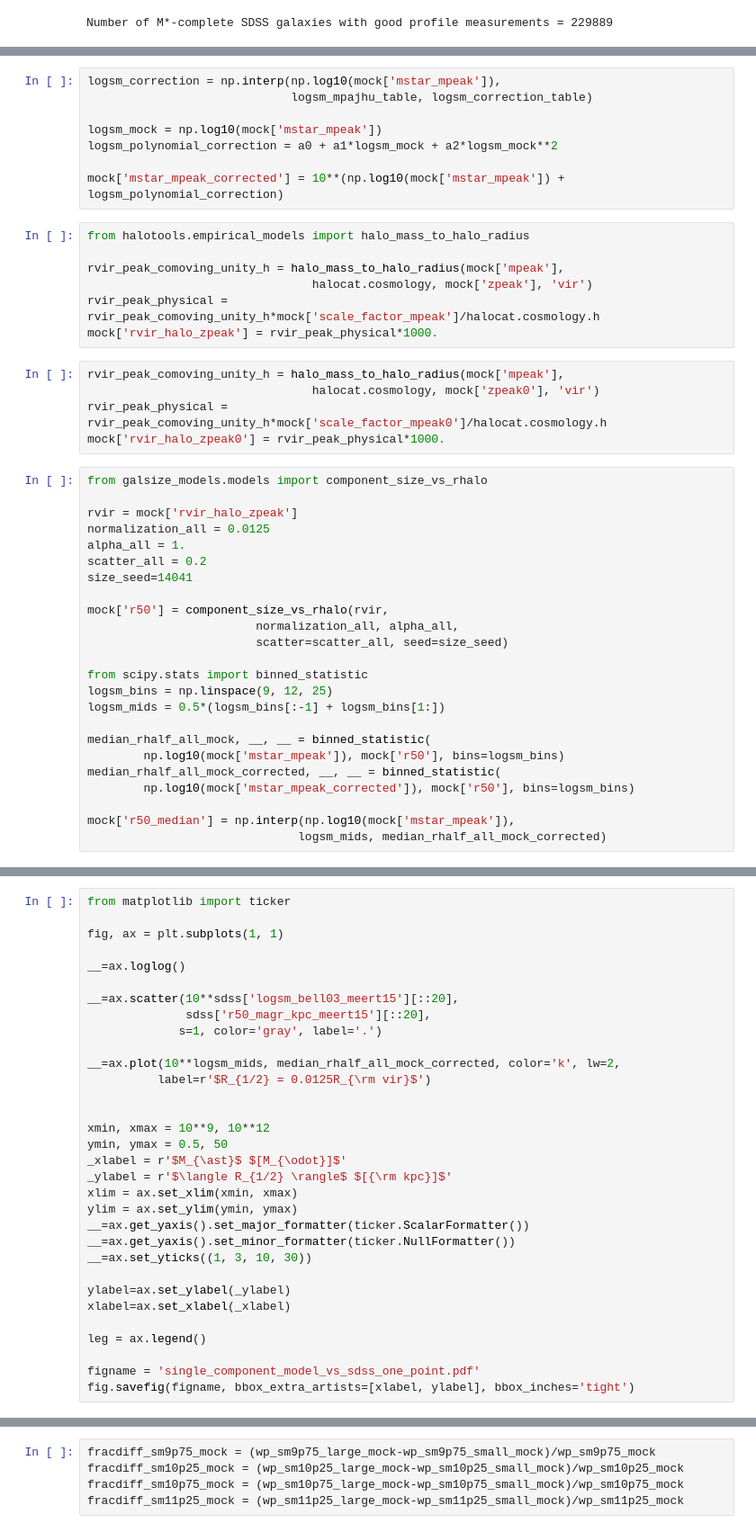
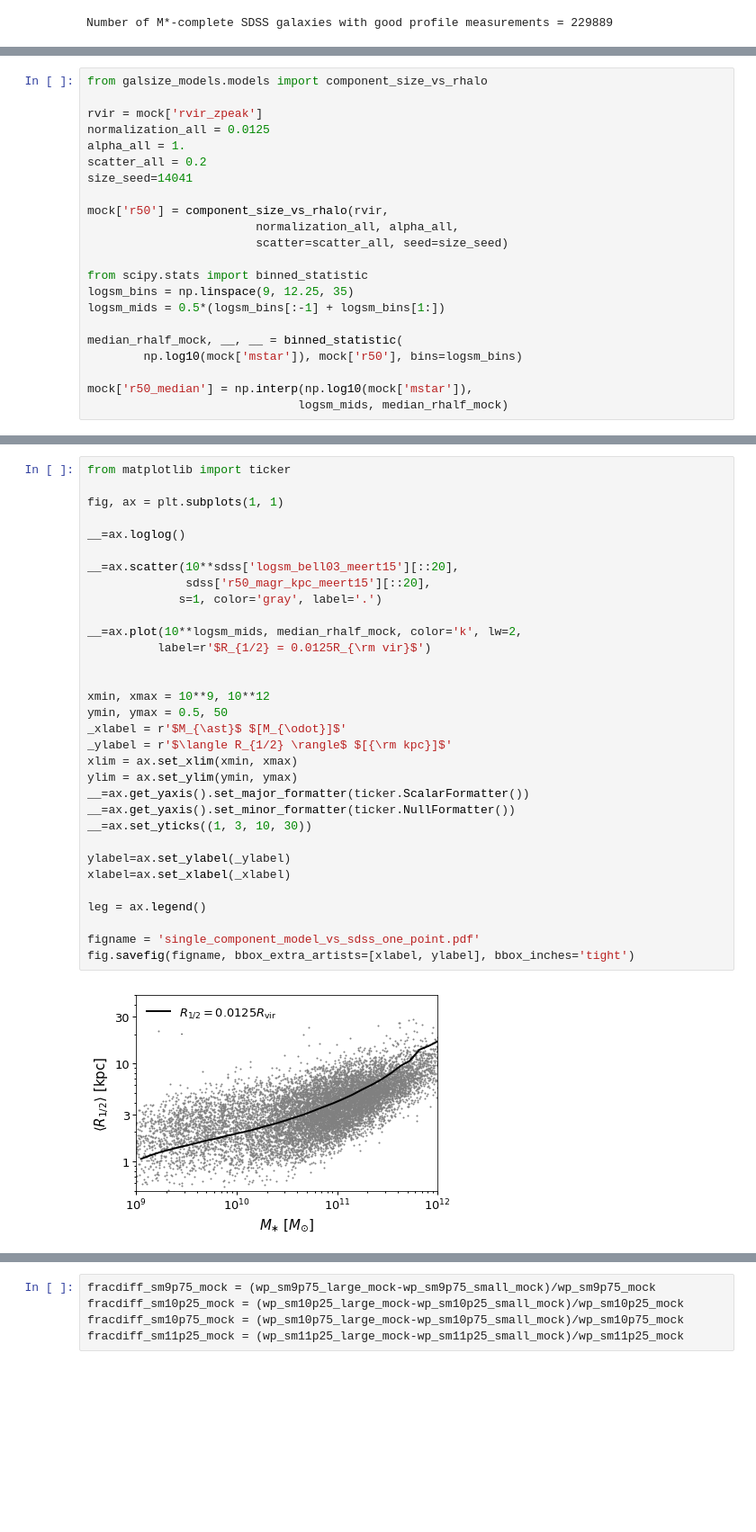
Before and after one commit to aphearin/galsize_models, a Jupyter notebook: notebooks/simple_composite_size_modeling.ipynb, the cells around one changed output, grey strips where cells are left out. Shown at 90% size. Saved outputs shown, nothing was run; the diff lists cells and outputs as text; blank space fills up the shorter version.

Commit message:
Updated notebook with convenience functions for loading moster mock

```diff
--- a/notebooks/simple_composite_size_modeling.ipynb
+++ b/notebooks/simple_composite_size_modeling.ipynb
@@ -71,27 +18,7 @@ __=ax.plot(logsm_mpajhu_table, logsm_correction_table)
-# %%
-logsm_correction = np.interp(np.log10(mock['mstar_mpeak']),
-                             logsm_mpajhu_table, logsm_correction_table)
-
-logsm_mock = np.log10(mock['mstar_mpeak'])
-logsm_polynomial_correction = a0 + a1*logsm_mock + a2*logsm_mock**2
-
-mock['mstar_mpeak_corrected'] = 10**(np.log10(mock['mstar_mpeak']) + logsm_polynomial_correction)
-# %%
-from halotools.empirical_models import halo_mass_to_halo_radius
-
-rvir_peak_comoving_unity_h = halo_mass_to_halo_radius(mock['mpeak'],
-                                halocat.cosmology, mock['zpeak'], 'vir')
-rvir_peak_physical = rvir_peak_comoving_unity_h*mock['scale_factor_mpeak']/halocat.cosmology.h
-mock['rvir_halo_zpeak'] = rvir_peak_physical*1000.
-# %%
-rvir_peak_comoving_unity_h = halo_mass_to_halo_radius(mock['mpeak'],
-                                halocat.cosmology, mock['zpeak0'], 'vir')
-rvir_peak_physical = rvir_peak_comoving_unity_h*mock['scale_factor_mpeak0']/halocat.cosmology.h
-mock['rvir_halo_zpeak0'] = rvir_peak_physical*1000.
 # %%
 from galsize_models.models import component_size_vs_rhalo
 
-rvir = mock['rvir_halo_zpeak']
+rvir = mock['rvir_zpeak']
 normalization_all = 0.0125
 alpha_all = 1.
 scatter_all = 0.2
@@ -102,13 +29,11 @@ mock['r50'] = component_size_vs_rhalo(rvir,
                         scatter=scatter_all, seed=size_seed)
 
 from scipy.stats import binned_statistic
-logsm_bins = np.linspace(9, 12, 25)
+logsm_bins = np.linspace(9, 12.25, 35)
 logsm_mids = 0.5*(logsm_bins[:-1] + logsm_bins[1:])
 
-median_rhalf_all_mock, __, __ = binned_statistic(
-        np.log10(mock['mstar_mpeak']), mock['r50'], bins=logsm_bins)
-median_rhalf_all_mock_corrected, __, __ = binned_statistic(
-        np.log10(mock['mstar_mpeak_corrected']), mock['r50'], bins=logsm_bins)
+median_rhalf_mock, __, __ = binned_statistic(
+        np.log10(mock['mstar']), mock['r50'], bins=logsm_bins)
 
-mock['r50_median'] = np.interp(np.log10(mock['mstar_mpeak']),
-                              logsm_mids, median_rhalf_all_mock_corrected)
+mock['r50_median'] = np.interp(np.log10(mock['mstar']),
+                              logsm_mids, median_rhalf_mock)
@@ -126,31 +41,33 @@ mock['r50_zpeak0'] = component_size_vs_rhalo(rvir,
 from matplotlib import ticker
 
 fig, ax = plt.subplots(1, 1)
 
 __=ax.loglog()
 
 __=ax.scatter(10**sdss['logsm_bell03_meert15'][::20],
               sdss['r50_magr_kpc_meert15'][::20],
              s=1, color='gray', label='.')
 
-__=ax.plot(10**logsm_mids, median_rhalf_all_mock_corrected, color='k', lw=2,
+__=ax.plot(10**logsm_mids, median_rhalf_mock, color='k', lw=2,
           label=r'$R_{1/2} = 0.0125R_{\rm vir}$')
 
 
 xmin, xmax = 10**9, 10**12
 ymin, ymax = 0.5, 50
 _xlabel = r'$M_{\ast}$ $[M_{\odot}]$'
 _ylabel = r'$\langle R_{1/2} \rangle$ $[{\rm kpc}]$'
 xlim = ax.set_xlim(xmin, xmax)
 ylim = ax.set_ylim(ymin, ymax)
 __=ax.get_yaxis().set_major_formatter(ticker.ScalarFormatter())
 __=ax.get_yaxis().set_minor_formatter(ticker.NullFormatter())
 __=ax.set_yticks((1, 3, 10, 30))
 
 ylabel=ax.set_ylabel(_ylabel)
 xlabel=ax.set_xlabel(_xlabel)
 
 leg = ax.legend()
 
 figname = 'single_component_model_vs_sdss_one_point.pdf'
 fig.savefig(figname, bbox_extra_artists=[xlabel, ylabel], bbox_inches='tight')
+# %% [output]
+[figure, added]
```
Also changed, not shown: parts of 18 cells of this notebook, 2 other files.
